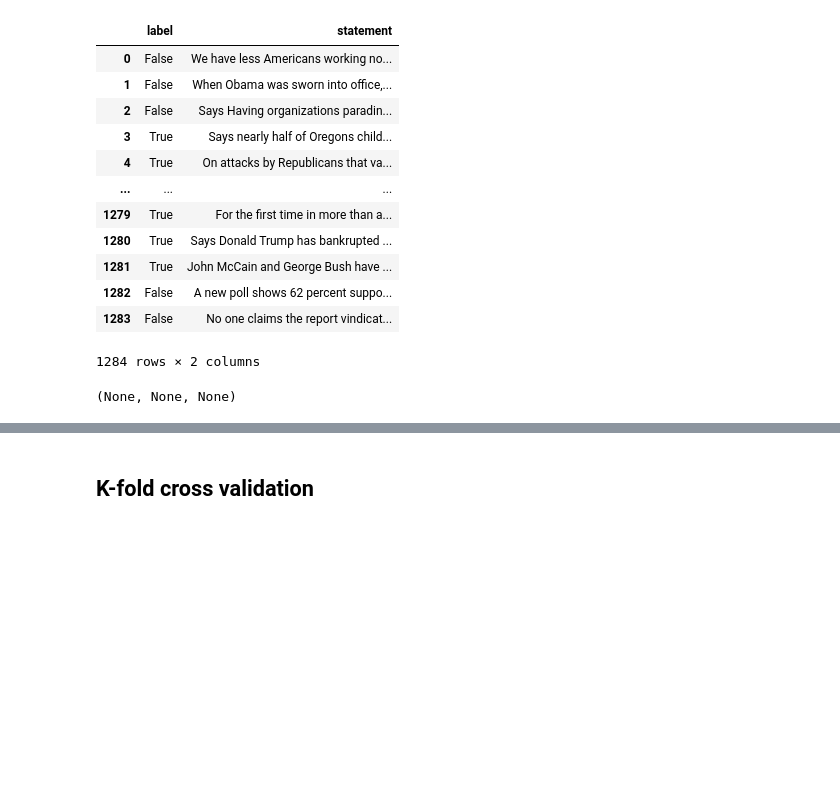
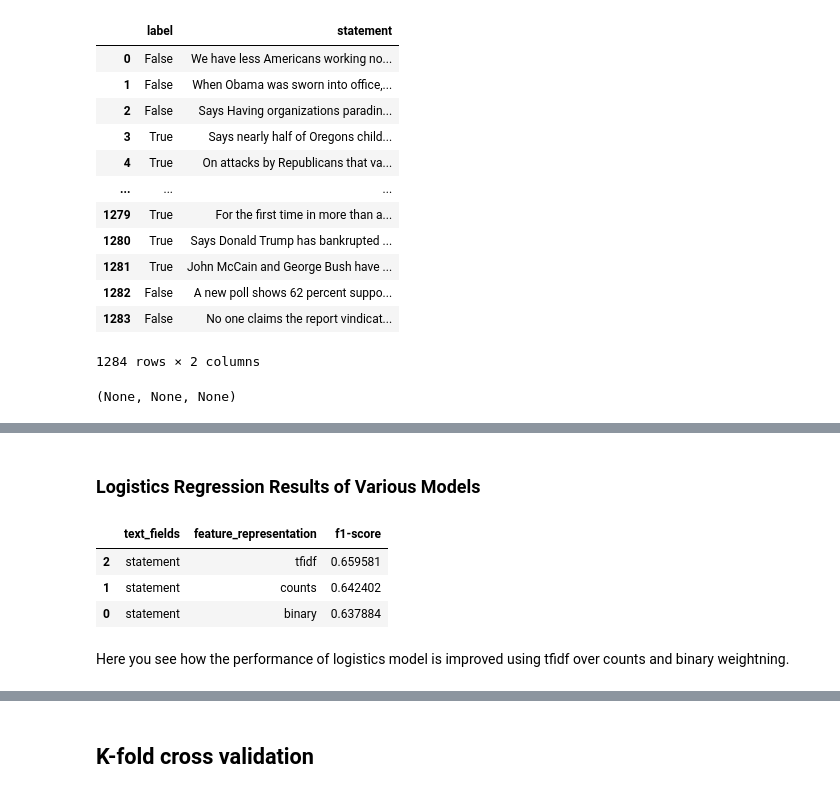
Before and after one commit to kiranrawat/Detecting-Fake-News-On-Social-Media, a Jupyter notebook: notebooks/Modeling.ipynb, the cells around one changed output, grey strips where cells are left out. Cells and saved outputs as stored; diff of their text form; code cells hidden in the pictures; blank space fills up the shorter version.

```diff
--- a/notebooks/Modeling.ipynb
+++ b/notebooks/Modeling.ipynb
@@ -273,0 +344,6 @@ So, we have merged all three datasets (train, test & val) together, so that we c
+# %%
+field='statement'
+feature_rep='tfidf'
+
+model,transformer,score,confusion=train_model(train_val,field=field,feature_rep=feature_rep)
+print("\nF1-score={0}; confusion={1}".format(score,confusion))
@@ -273,0 +361,10 @@ So, we have merged all three datasets (train, test & val) together, so that we c
+# %%
+field='statement'
+feature_reps=['binary','counts','tfidf']
+lr_results=[]
+LogR_clf = LogisticRegression(verbose=1, solver='liblinear',random_state=0, C=5, penalty='l2',max_iter=1000)
+
+for feature_rep in feature_reps:
+        print(f'Model - {feature_rep} features with statement')
+        model,transformer,score,confusion,report=train_model(LogR_clf,train_val,field=field,feature_rep=feature_rep)
+        lr_results.append([field,feature_rep,score])
@@ -273,0 +391,12 @@ So, we have merged all three datasets (train, test & val) together, so that we c
+# %% [markdown]
+### Logistics Regression Results of Various Models
+# %%
+lr_df_results=pd.DataFrame(lr_results,columns=['text_fields','feature_representation','f1-score'])
+lr_df_results.sort_values(by=['f1-score'],ascending=False)
+# %% [output]
+|  | text_fields | feature_representation | f1-score |
+| 2 | statement | tfidf | 0.659581 |
+| 1 | statement | counts | 0.642402 |
+| 0 | statement | binary | 0.637884 |
+# %% [markdown]
+Here you see how the performance of logistics model is improved using tfidf over counts and binary weightning.
```
Also changed, not shown: parts of 58 cells of this notebook, 2 other files.
